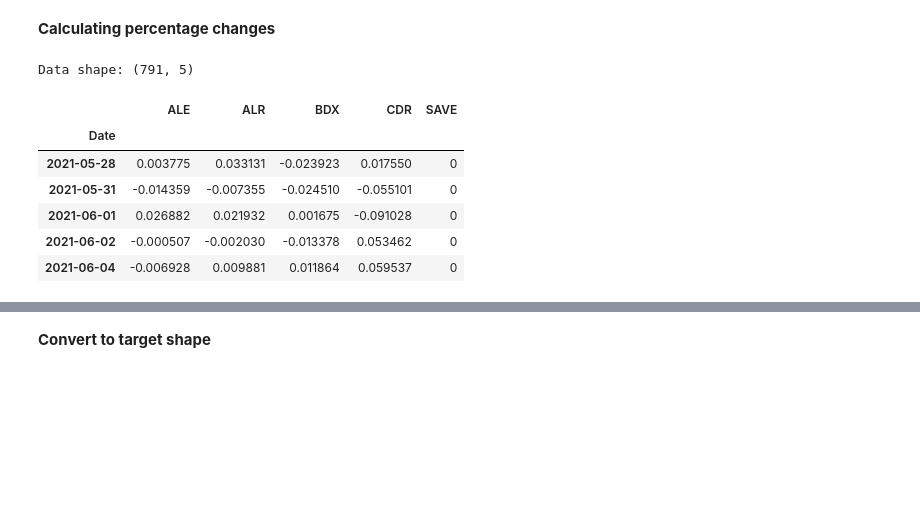
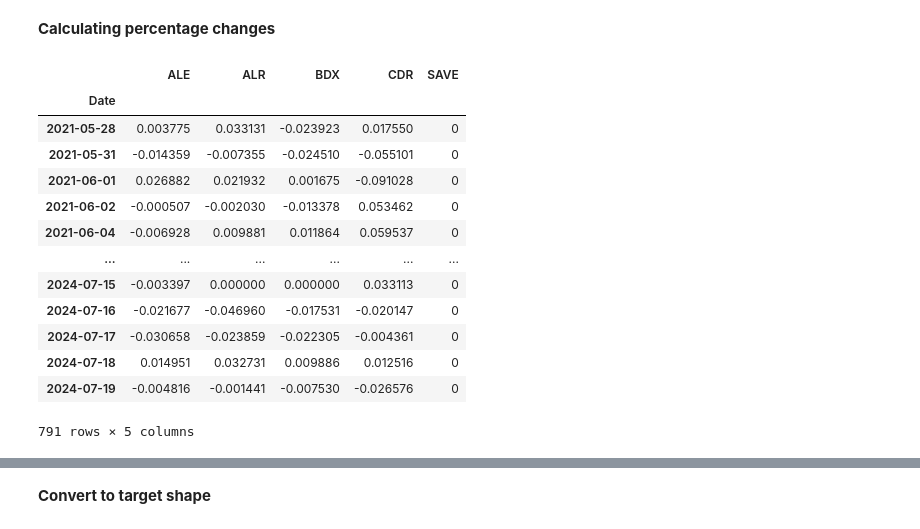
Before and after one commit to pawel-grzeszczyk/portfolio-optimization, a Jupyter notebook: modeling/modeling.ipynb, the cells around one changed output, grey strips where cells are left out. Drawn from its saved outputs; the diff is of its cells as text; code cells hidden in the pictures; blank space fills up the shorter version.

```diff
--- a/modeling/modeling.ipynb
+++ b/modeling/modeling.ipynb
@@ -78,18 +79,23 @@ Number of rows with no NaN values: 792
 # %%
 # Calculate daily returns
 data_returns = data.pct_change().dropna()
-
-# Add new row equal to 0 - don't invest in anything
 data_returns['SAVE'] = 0
 
-print(f'Data shape: {data_returns.shape}')
-data_returns.head()
+ASSET_COUNT = data_returns.shape[1]
+
+data_returns
 # %% [output]
+|  | ALE | ALR | BDX | CDR | SAVE |
+| Date |  |  |  |  |  |
+| 2021-05-28 | 0.003775 | 0.033131 | -0.023923 | 0.017550 | 0 |
+| 2021-05-31 | -0.014359 | -0.007355 | -0.024510 | -0.055101 | 0 |
+| 2021-06-01 | 0.026882 | 0.021932 | 0.001675 | -0.091028 | 0 |
+| 2021-06-02 | -0.000507 | -0.002030 | -0.013378 | 0.053462 | 0 |
+| 2021-06-04 | -0.006928 | 0.009881 | 0.011864 | 0.059537 | 0 |
+| ... | ... | ... | ... | ... | ... |
+| 2024-07-15 | -0.003397 | 0.000000 | 0.000000 | 0.033113 | 0 |
+| 2024-07-16 | -0.021677 | -0.046960 | -0.017531 | -0.020147 | 0 |
+| 2024-07-17 | -0.030658 | -0.023859 | -0.022305 | -0.004361 | 0 |
+| 2024-07-18 | 0.014951 | 0.032731 | 0.009886 | 0.012516 | 0 |
+| 2024-07-19 | -0.004816 | -0.001441 | -0.007530 | -0.026576 | 0 |
-Data shape: (791, 5)
+791 rows × 5 columns
-|  | ALE | ALR | BDX | CDR | SAVE |
-| Date |  |  |  |  |  |
-| 2021-05-28 | 0.003775 | 0.033131 | -0.023923 | 0.017550 | 0 |
-| 2021-05-31 | -0.014359 | -0.007355 | -0.024510 | -0.055101 | 0 |
-| 2021-06-01 | 0.026882 | 0.021932 | 0.001675 | -0.091028 | 0 |
-| 2021-06-02 | -0.000507 | -0.002030 | -0.013378 | 0.053462 | 0 |
-| 2021-06-04 | -0.006928 | 0.009881 | 0.011864 | 0.059537 | 0 |
```
Also changed, not shown: parts of 16 cells of this notebook, 3 other files.
